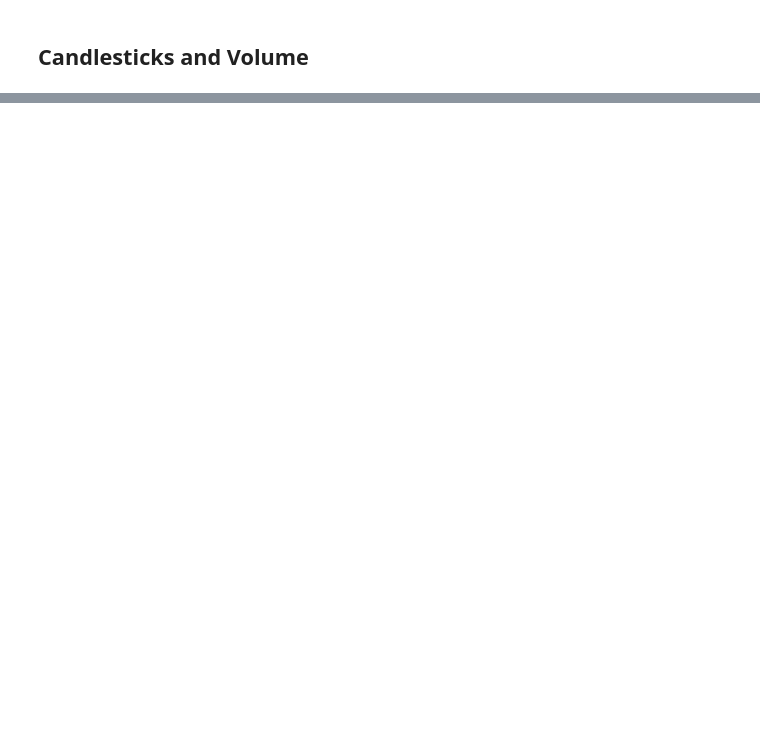
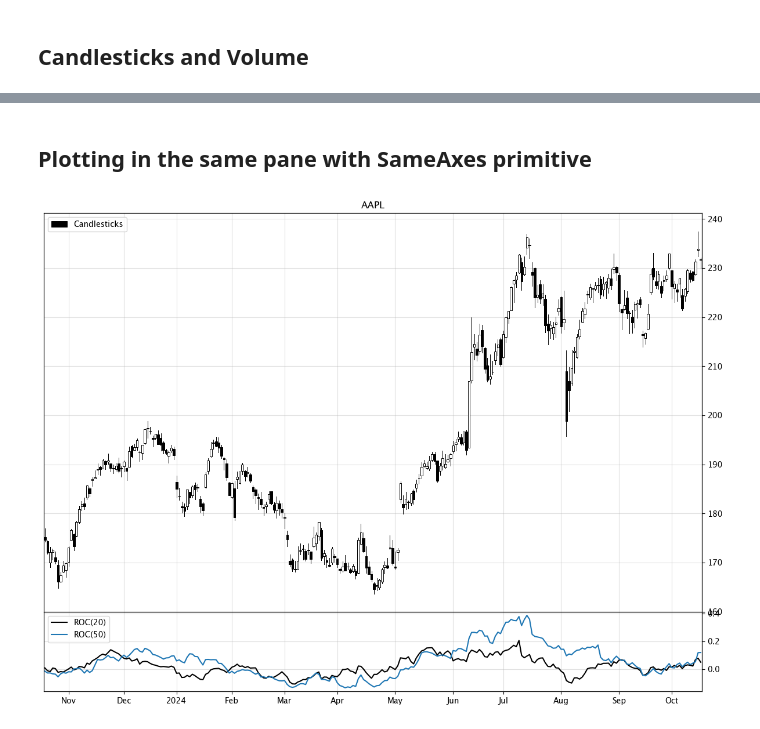
Before and after one commit to furechan/mplchart, a Jupyter notebook: examples/chart-primitives.ipynb, the cells around one changed output, grey strips where cells are left out. Drawn from its saved outputs; the diff is of its cells as text; code cells hidden in the pictures; blank space fills up the shorter version.

```diff
--- a/examples/chart-primitives.ipynb
+++ b/examples/chart-primitives.ipynb
@@ -86,0 +72,15 @@ chart.plot(prices, indicators)
+# %% [markdown]
+## Plotting in the same pane with SameAxes primitive
+# %%
+max_bars = 250
+
+indicators = [
+    Candlesticks(),
+    ROC(20),
+    ROC(50) | SameAxes(),
+]
+
+chart = Chart(title=ticker, max_bars=max_bars)
+chart.plot(prices, indicators)
+# %% [output]
+[figure, added]
```
Also changed, not shown: parts of 11 cells of this notebook, 33 other files.
